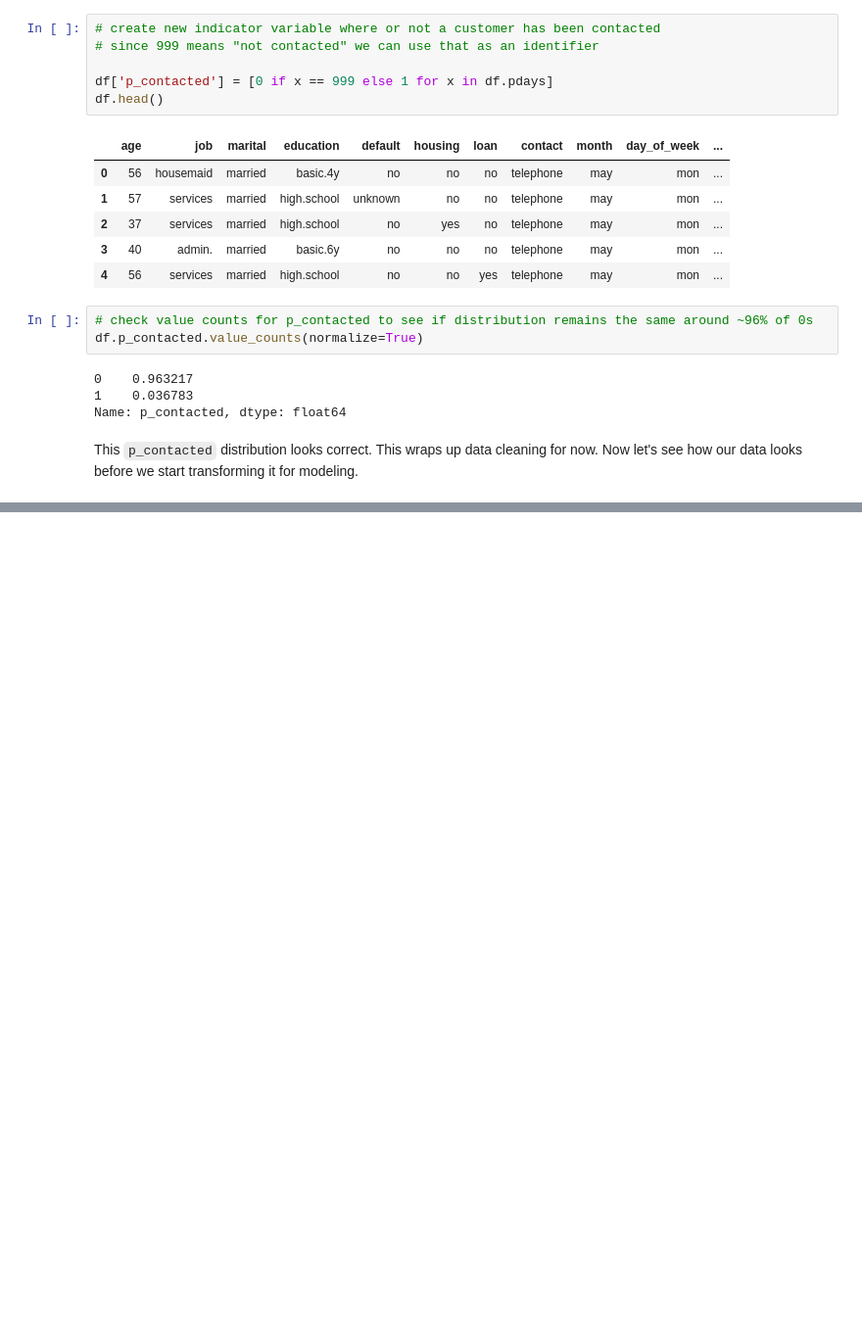
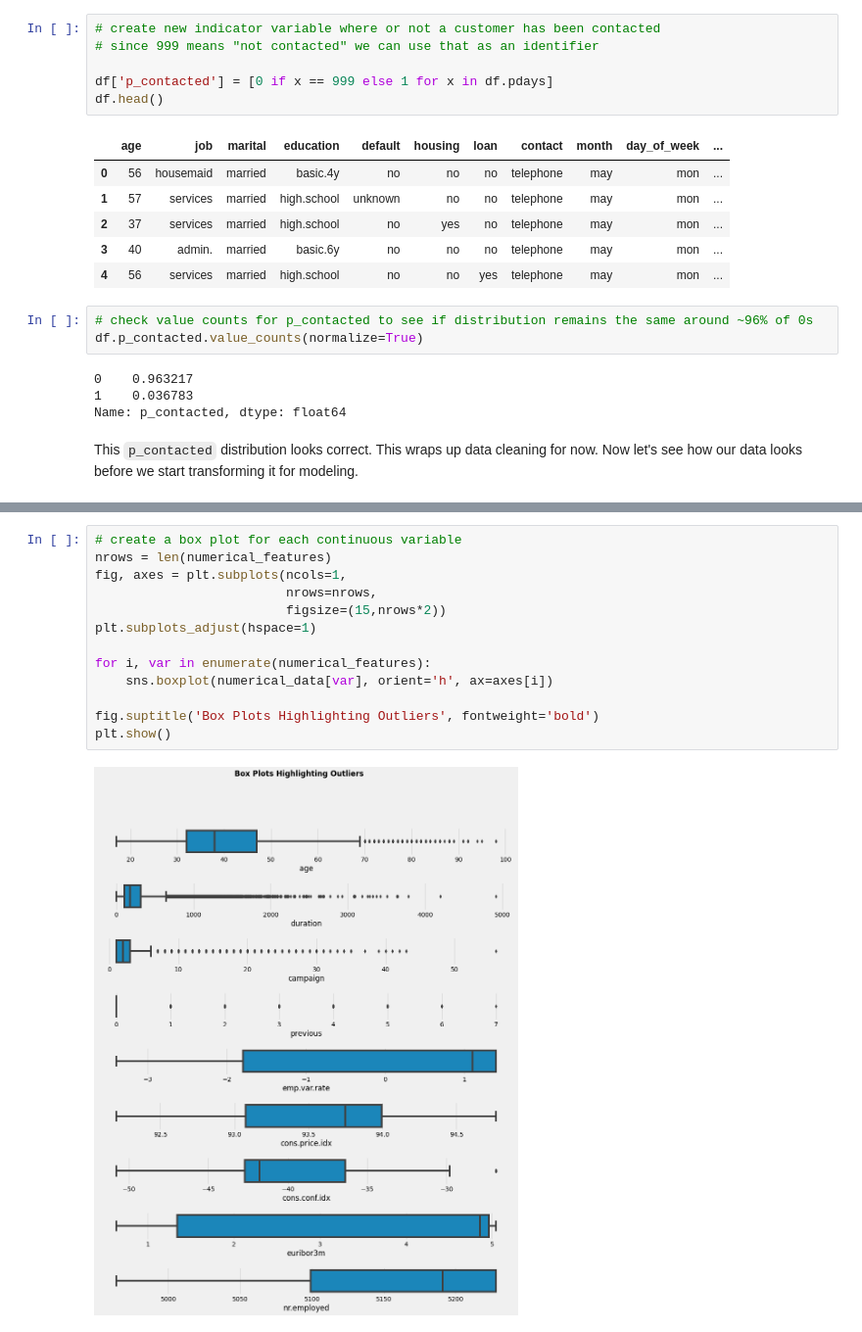
Before and after one commit to jonpresto/Classifier-for-bank-marketing-campaign, a Jupyter notebook: notebook/Bank-marketing-classifier-notebook.ipynb, the cells around one changed output, grey strips where cells are left out. Shown: that part at 98% size. Saved outputs shown, nothing was run; the diff lists cells and outputs as text; blank space fills up the shorter version.

```diff
--- a/notebook/Bank-marketing-classifier-notebook.ipynb
+++ b/notebook/Bank-marketing-classifier-notebook.ipynb
@@ -480,0 +665,15 @@ This `p_contacted` distribution looks correct. This wraps up data cleaning for n
+# %%
+# create a box plot for each continuous variable
+nrows = len(numerical_features)
+fig, axes = plt.subplots(ncols=1,
+                         nrows=nrows,
+                         figsize=(15,nrows*2))
+plt.subplots_adjust(hspace=1)
+
+for i, var in enumerate(numerical_features):
+    sns.boxplot(numerical_data[var], orient='h', ax=axes[i])
+
+fig.suptitle('Box Plots Highlighting Outliers', fontweight='bold')
+plt.show()
+# %% [output]
+[figure, added]
```
Also changed, not shown: parts of 28 cells of this notebook.
